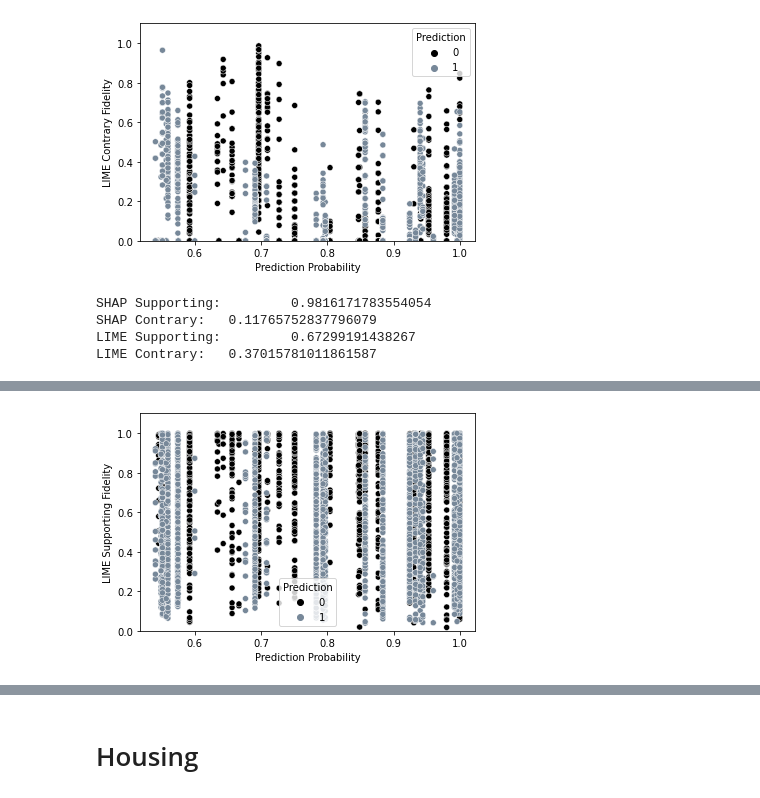
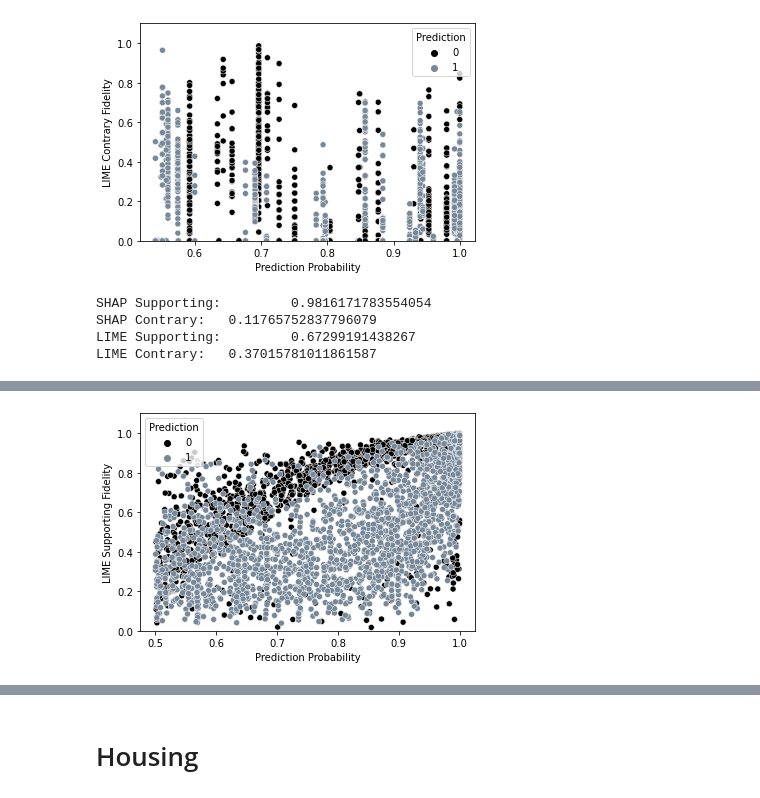
Before and after one commit to Mythreyi-V/three-phase-fidelity-evaluation, a Jupyter notebook: compile_results.ipynb, the cells around one changed output, grey strips where cells are left out. Drawn from its saved outputs; the diff is of its cells as text; code cells hidden in the pictures.

Commit message:
Fix error in graph generation for xgb results

```diff
--- a/compile_results.ipynb
+++ b/compile_results.ipynb
@@ -319,19 +319,19 @@ print("SHAP Contrary:\t", np.mean(xgb_data["SHAP Contrary Fidelity"]))
 print("LIME Supporting:\t", np.mean(xgb_data["LIME Supporting Fidelity"]))
 print("LIME Contrary:\t", np.mean(xgb_data["LIME Contrary Fidelity"]))
 
-sns.scatterplot(dt_data["Prediction Probability"], xgb_data["SHAP Supporting Fidelity"], hue = xgb_data["Prediction"])
+sns.scatterplot(xgb_data["Prediction Probability"], xgb_data["SHAP Supporting Fidelity"], hue = xgb_data["Prediction"])
 plt.ylim(0,1.1)
 plt.show()
 
-sns.scatterplot(dt_data["Prediction Probability"], xgb_data["SHAP Contrary Fidelity"], hue = xgb_data["Prediction"])
+sns.scatterplot(xgb_data["Prediction Probability"], xgb_data["SHAP Contrary Fidelity"], hue = xgb_data["Prediction"])
 plt.ylim(0,1.1)
 plt.show()
 
-sns.scatterplot(dt_data["Prediction Probability"], xgb_data["LIME Supporting Fidelity"], hue = xgb_data["Prediction"])
+sns.scatterplot(xgb_data["Prediction Probability"], xgb_data["LIME Supporting Fidelity"], hue = xgb_data["Prediction"])
 plt.ylim(0,1.1)
 plt.show()
 
-sns.scatterplot(dt_data["Prediction Probability"], xgb_data["LIME Contrary Fidelity"], hue = xgb_data["Prediction"])
+sns.scatterplot(xgb_data["Prediction Probability"], xgb_data["LIME Contrary Fidelity"], hue = xgb_data["Prediction"])
 plt.ylim(0,1.1)
 plt.show()
 # %% [output]
@@ -344 +344 @@ LIME Contrary:   0.37015781011861587
-[figure, old version]
+[figure, new version]
```
Also changed, not shown: parts of 6 cells of this notebook.
